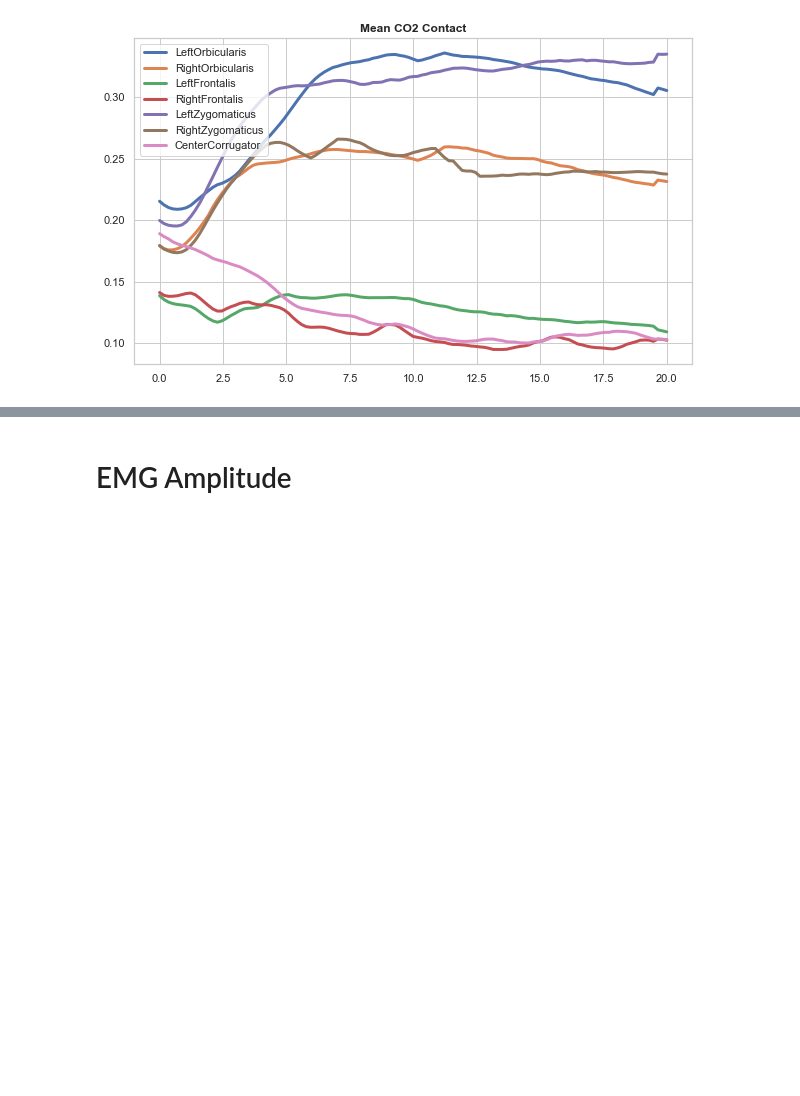
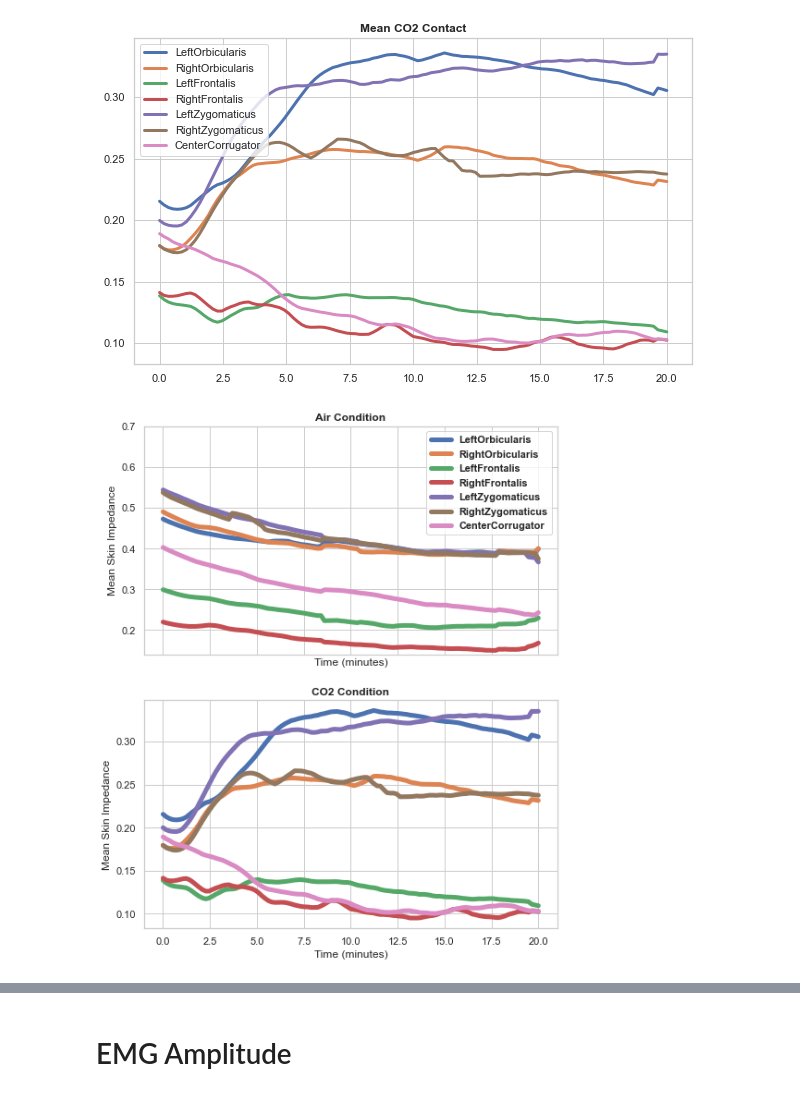
Before and after one commit to michalgnacek/co2-study, a Jupyter notebook: notebooks/3_statistics.ipynb, the cells around one changed output, grey strips where cells are left out. Saved outputs shown, nothing was run; the diff lists cells and outputs as text; code cells hidden in the pictures; blank space fills up the shorter version.

```diff
--- a/notebooks/3_statistics.ipynb
+++ b/notebooks/3_statistics.ipynb
@@ -364,3 +577,7 @@ Plots.contact_muscles(contact_air_windows, os.path.join(notebook_temp_dir, "air_
 Plots.contact_muscles(contact_co2_windows, os.path.join(notebook_temp_dir, "co2_contact_windowed"))
 # %% [output]
 [figure]
+# %%
+Plots.contact_muscles2(contact_air_windows, contact_co2_windows, os.path.join(notebook_temp_dir, "contact_combined"))
+# %% [output]
+[figure, added]
```
Also changed, not shown: parts of 35 cells of this notebook, 9 other files.
